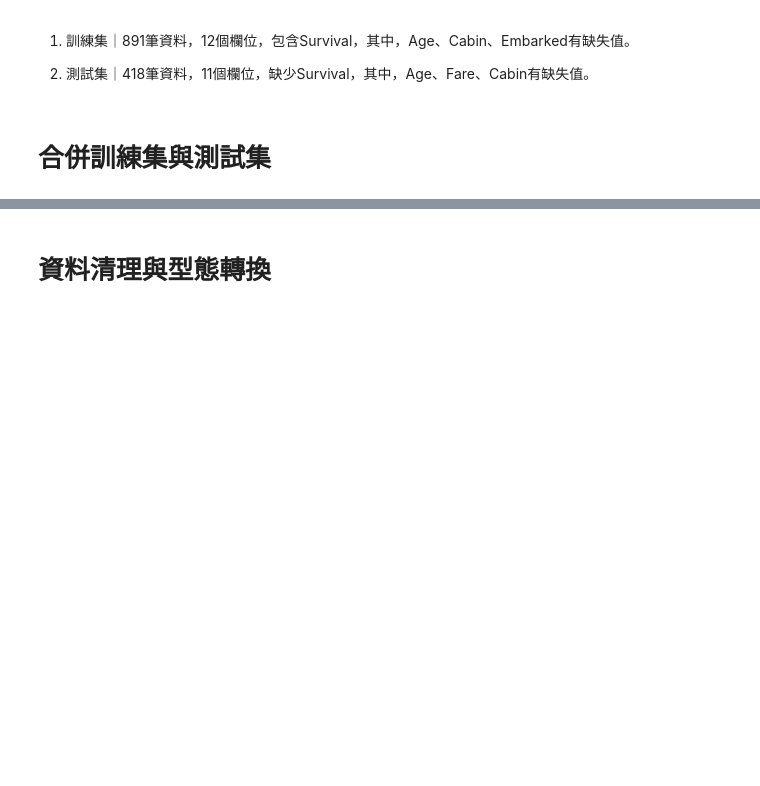
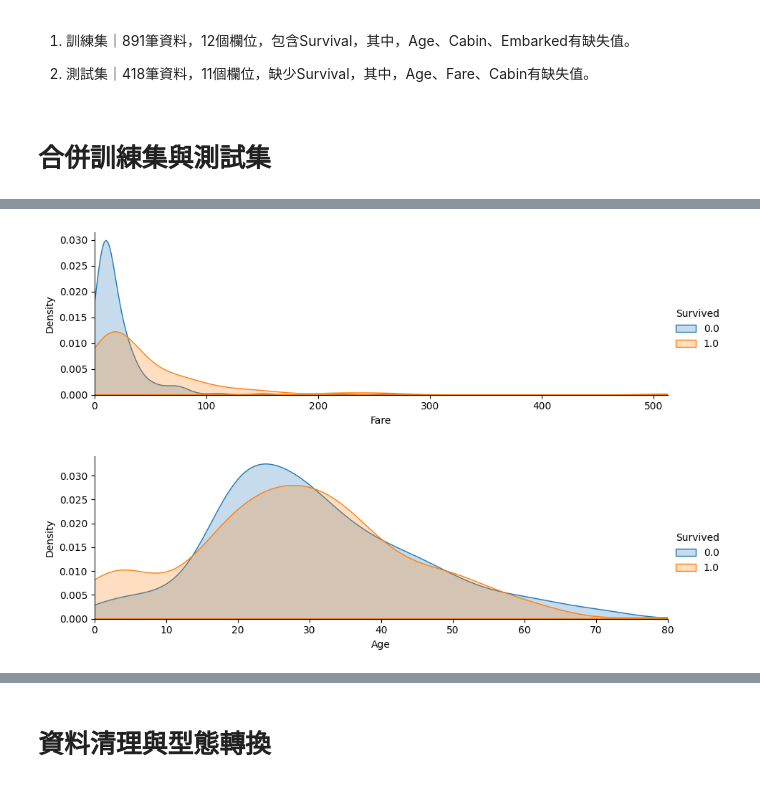
Before and after one commit to hui509/Titanic_Survival_Prediction, a Jupyter notebook: 專題實作｜鐵達尼號存活預測分析.ipynb, the cells around one changed output, grey strips where cells are left out. Cells and saved outputs as stored; diff of their text form; code cells hidden in the pictures; blank space fills up the shorter version.

```diff
--- a/專題實作｜鐵達尼號存活預測分析.ipynb
+++ b/專題實作｜鐵達尼號存活預測分析.ipynb
@@ -38,0 +60,24 @@ data.reset_index(inplace=True, drop=True)
+# %%
+# 定義distribution函數，以KDE圖觀察欄位與Survived之間的關係
+
+def distribution(data,var,target,**kwargs):
+  # 設定row和col參數
+  row = kwargs.get('row',None)
+  col = kwargs.get('col',None)
+
+  # 使用seaborn函數製圖
+  facet = sns.FacetGrid(data,row=row,col=col,hue=target,aspect=3)
+  facet.map(sns.kdeplot,var,fill=True)
+  facet.set(xlim=(0,data[var].max()))
+  facet.add_legend()
+
+# 觀察Fare和Survived的關係
+distribution(data,var='Fare',target='Survived')
+plt.show()
+
+# 觀察Age和Survived的關係
+distribution(data,var='Age',target='Survived')
+plt.show()
+# %% [output]
+[figure, added]
+[figure, added]
```
Also changed, not shown: parts of 6 cells of this notebook.
